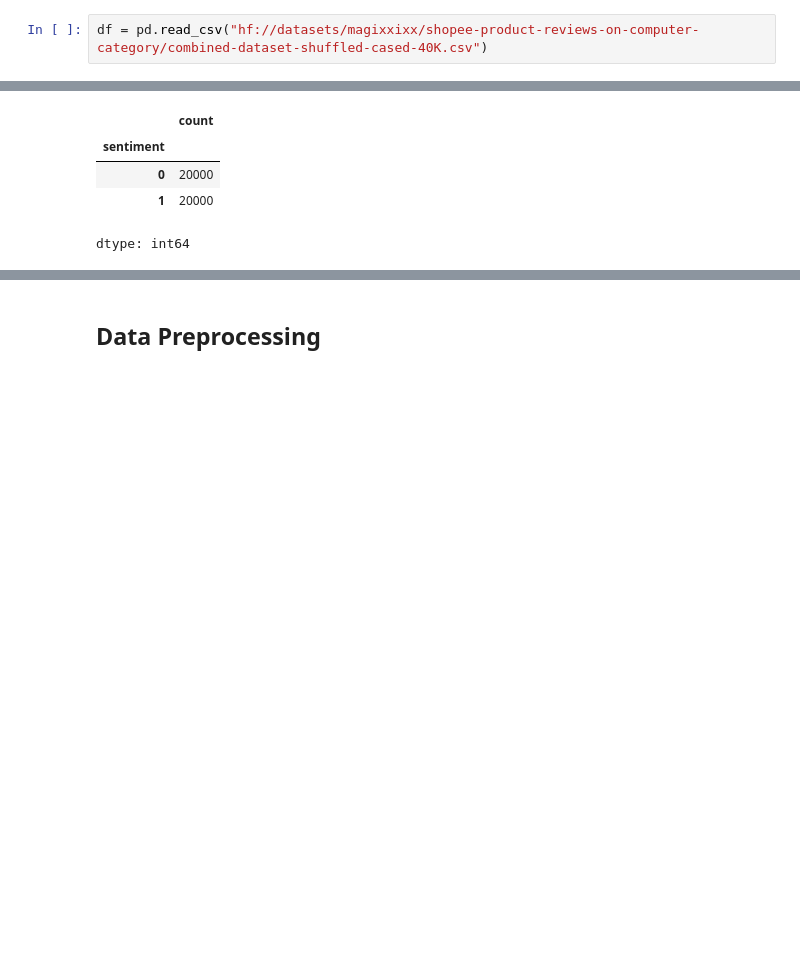
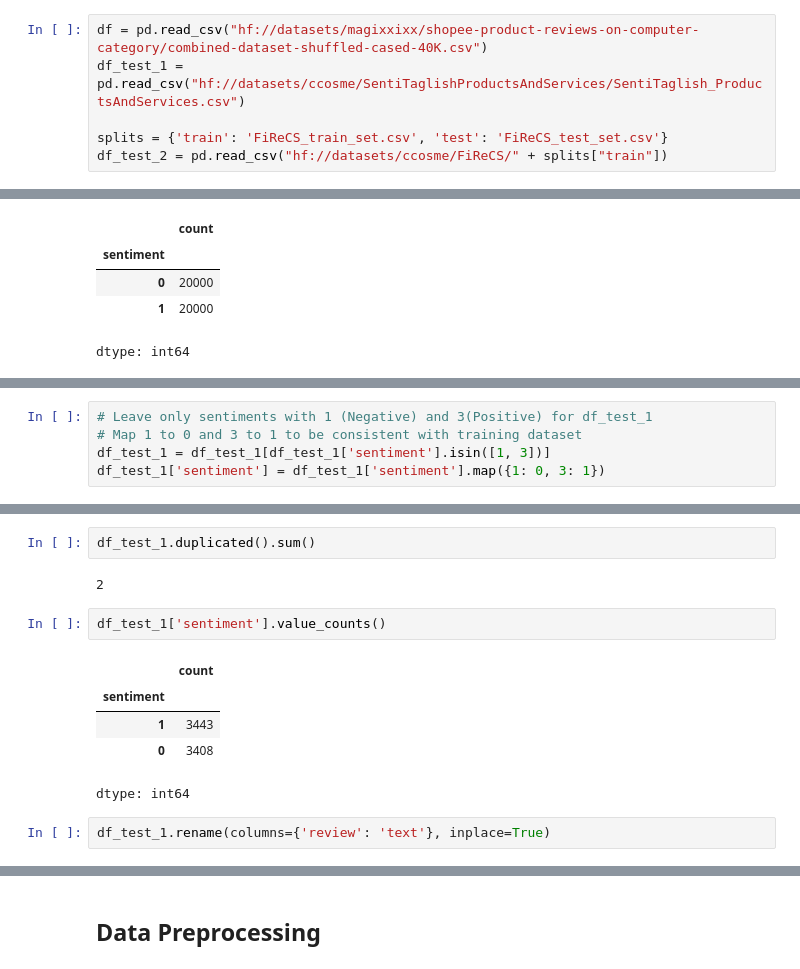
Before and after one commit to machiwao/CCMACLRL_PROJECT_COM222, a Jupyter notebook: project_implementation.ipynb, the cells around one changed output, grey strips where cells are left out. Drawn from its saved outputs; the diff is of its cells as text; blank space fills up the shorter version.

Commit message:
separate training and test datasets

```diff
--- a/project_implementation.ipynb
+++ b/project_implementation.ipynb
@@ -58,3 +62,7 @@ Successfully installed emoji-2.14.0 stanza-1.9.2
 ## Data Loading
 # %%
 df = pd.read_csv("hf://datasets/magixxixx/shopee-product-reviews-on-computer-category/combined-dataset-shuffled-cased-40K.csv")
+df_test_1 = pd.read_csv("hf://datasets/ccosme/SentiTaglishProductsAndServices/SentiTaglish_ProductsAndServices.csv")
+
+splits = {'train': 'FiReCS_train_set.csv', 'test': 'FiReCS_test_set.csv'}
+df_test_2 = pd.read_csv("hf://datasets/ccosme/FiReCS/" + splits["train"])
@@ -106,0 +113,5 @@ dtype: int64
+# %%
+# Leave only sentiments with 1 (Negative) and 3(Positive) for df_test_1
+# Map 1 to 0 and 3 to 1 to be consistent with training dataset
+df_test_1 = df_test_1[df_test_1['sentiment'].isin([1, 3])]
+df_test_1['sentiment'] = df_test_1['sentiment'].map({1: 0, 3: 1})
@@ -106,0 +143,14 @@ dtype: int64
+# %%
+df_test_1.duplicated().sum()
+# %% [output]
+2
+# %%
+df_test_1['sentiment'].value_counts()
+# %% [output]
+|  | count |
+| sentiment |  |
+| 1 | 3443 |
+| 0 | 3408 |
+dtype: int64
+# %%
+df_test_1.rename(columns={'review': 'text'}, inplace=True)
```
Also changed, not shown: parts of 35 cells of this notebook.
